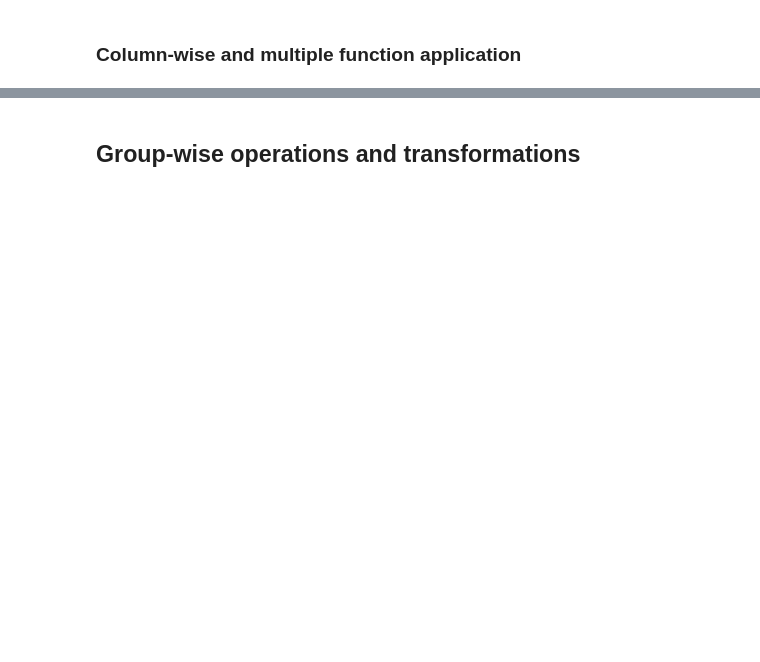
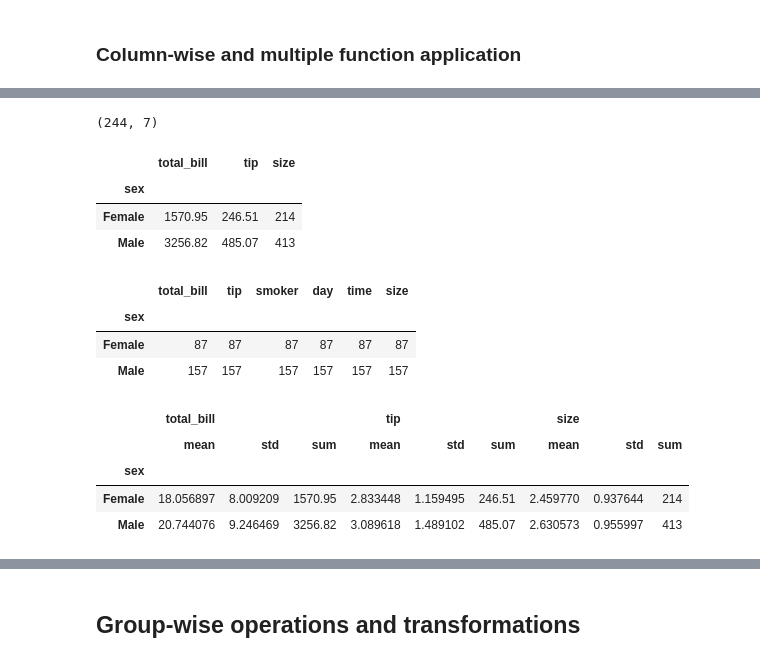
Before and after one commit to angelrps/MasterDataScience-1, a Jupyter notebook: 04_Pandas/04-group_by.empty.ipynb, the cells around one changed output, grey strips where cells are left out. Cells and saved outputs as stored; diff of their text form; code cells hidden in the pictures; blank space fills up the shorter version.

```diff
--- a/04_Pandas/04-group_by.empty.ipynb
+++ b/04_Pandas/04-group_by.empty.ipynb
@@ -18,0 +214,26 @@ df[['data2']].groupby(df['key1'])
+# %%
+df.shape
+# %% [output]
+(244, 7)
+# %%
+df.groupby('sex').sum()
+# %% [output]
+|  | total_bill | tip | size |
+| sex |  |  |  |
+| Female | 1570.95 | 246.51 | 214 |
+| Male | 3256.82 | 485.07 | 413 |
+# %%
+df.groupby('sex').count()
+# %% [output]
+|  | total_bill | tip | smoker | day | time | size |
+| sex |  |  |  |  |  |  |
+| Female | 87 | 87 | 87 | 87 | 87 | 87 |
+| Male | 157 | 157 | 157 | 157 | 157 | 157 |
+# %%
+df.groupby('sex').agg(['mean', 'std', 'sum'])
+# %% [output]
+|  | total_bill |  |  | tip |  |  | size |  |  |
+|  | mean | std | sum | mean | std | sum | mean | std | sum |
+| sex |  |  |  |  |  |  |  |  |  |
+| Female | 18.056897 | 8.009209 | 1570.95 | 2.833448 | 1.159495 | 246.51 | 2.459770 | 0.937644 | 214 |
+| Male | 20.744076 | 9.246469 | 3256.82 | 3.089618 | 1.489102 | 485.07 | 2.630573 | 0.955997 | 413 |
```
Also changed, not shown: parts of 45 cells of this notebook, 2 other files.
